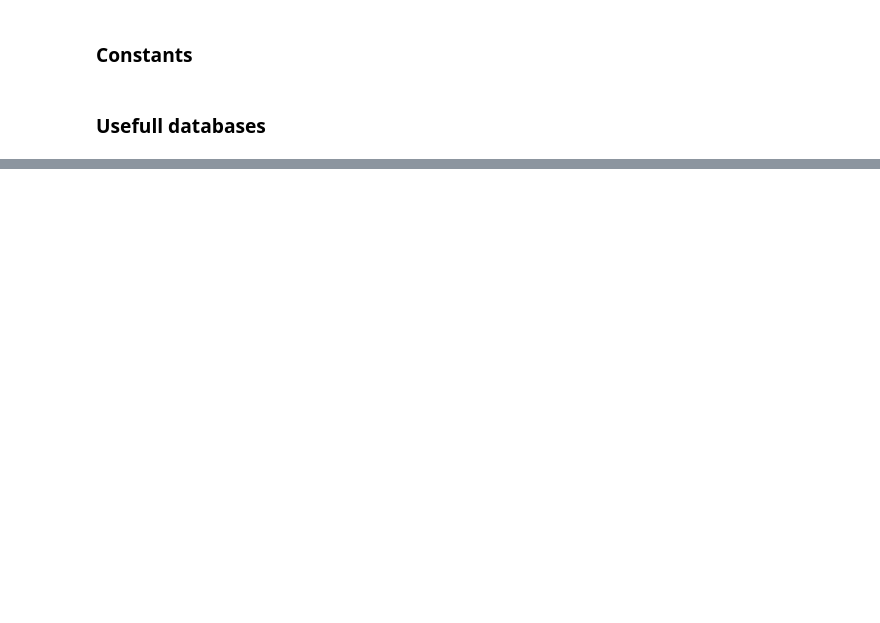
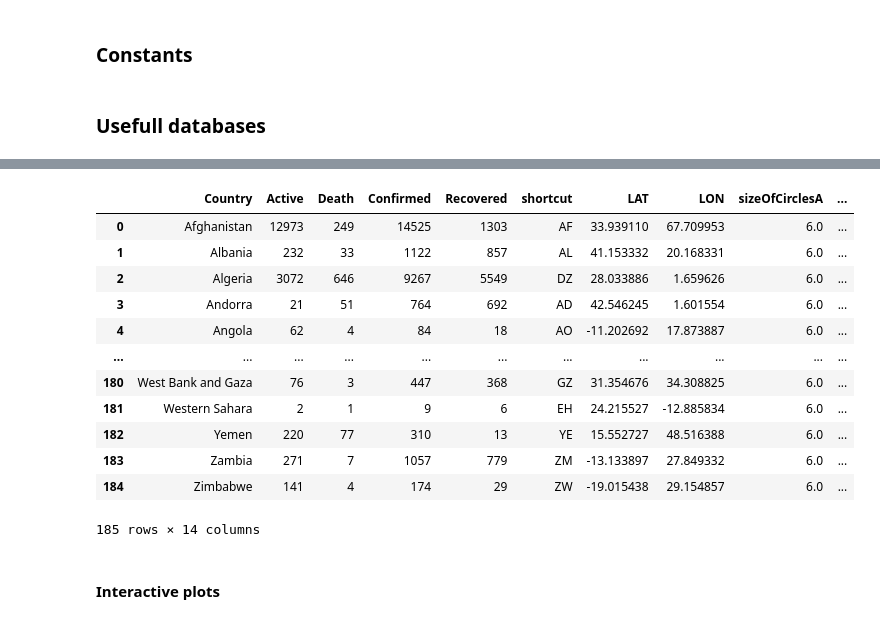
Before and after one commit to rechavar/pyCovid_TechLabsProj, a Jupyter notebook: TechLabs__finalProject.ipynb, the cells around one changed output, grey strips where cells are left out. Saved outputs shown, nothing was run; the diff lists cells and outputs as text; code cells hidden in the pictures; blank space fills up the shorter version.

```diff
--- a/TechLabs__finalProject.ipynb
+++ b/TechLabs__finalProject.ipynb
@@ -36,0 +301,4 @@ data.head(10)
+# %%
+#rename df_countries columns for merge
+all_dataframes['countries'].rename(columns= {'country': 'shortcut', 'name': 'Country'},inplace = True)
+all_dataframes['countries'].head()
@@ -36,0 +312,7 @@ data.head(10)
+# %%
+all_dataframes['map'] = pd.DataFrame()
+all_dataframes['map']['Active'] = all_dataframes['active'].iloc[-1,:]
+all_dataframes['map']['Death'] = all_dataframes['death'].iloc[-1,:]
+all_dataframes['map']['Confirmed'] = all_dataframes['confirmed'].iloc[-1,:]
+all_dataframes['map']['Recovered'] = all_dataframes['recovered'].iloc[-1,:]
+all_dataframes['map'].head()
@@ -36,0 +327,3 @@ data.head(10)
+# %%
+all_dataframes['map'] = pd.merge(all_dataframes['map'],all_dataframes['countries'],on='Country')
+all_dataframes['map']
@@ -36,0 +344,11 @@ data.head(10)
+# %%
+
+#Circles sizes for each country
+all_dataframes['map']['sizeOfCirclesA'] = all_dataframes['map']["Active"]/all_dataframes['map']["Active"].max()*200
+all_dataframes['map'].loc[all_dataframes['map']['sizeOfCirclesA'] < 6, 'sizeOfCirclesA'] = 6
+all_dataframes['map']['sizeOfCirclesD'] = all_dataframes['map']["Death"]/all_dataframes['map']["Active"].max()*200
+all_dataframes['map'].loc[all_dataframes['map']['sizeOfCirclesD'] < 6, 'sizeOfCirclesD'] = 6
+all_dataframes['map']['sizeOfCirclesR'] = all_dataframes['map']["Recovered"]/all_dataframes['map']["Active"].max()*200
+all_dataframes['map'].loc[all_dataframes['map']['sizeOfCirclesR'] < 6, 'sizeOfCirclesR'] = 6
+all_dataframes['map']['sizeOfCirclesC'] = all_dataframes['map']["Confirmed"]/all_dataframes['map']["Active"].max()*200
+all_dataframes['map'].loc[all_dataframes['map']['sizeOfCirclesC'] < 6, 'sizeOfCirclesC'] = 6
@@ -36,0 +481,18 @@ data.head(10)
+# %%
+all_dataframes['map']
+# %% [output]
+|  | Country | Active | Death | Confirmed | Recovered | shortcut | LAT | LON | sizeOfCirclesA | ... |
+| 0 | Afghanistan | 12973 | 249 | 14525 | 1303 | AF | 33.939110 | 67.709953 | 6.0 | ... |
+| 1 | Albania | 232 | 33 | 1122 | 857 | AL | 41.153332 | 20.168331 | 6.0 | ... |
+| 2 | Algeria | 3072 | 646 | 9267 | 5549 | DZ | 28.033886 | 1.659626 | 6.0 | ... |
+| 3 | Andorra | 21 | 51 | 764 | 692 | AD | 42.546245 | 1.601554 | 6.0 | ... |
+| 4 | Angola | 62 | 4 | 84 | 18 | AO | -11.202692 | 17.873887 | 6.0 | ... |
+| ... | ... | ... | ... | ... | ... | ... | ... | ... | ... | ... |
+| 180 | West Bank and Gaza | 76 | 3 | 447 | 368 | GZ | 31.354676 | 34.308825 | 6.0 | ... |
+| 181 | Western Sahara | 2 | 1 | 9 | 6 | EH | 24.215527 | -12.885834 | 6.0 | ... |
+| 182 | Yemen | 220 | 77 | 310 | 13 | YE | 15.552727 | 48.516388 | 6.0 | ... |
+| 183 | Zambia | 271 | 7 | 1057 | 779 | ZM | -13.133897 | 27.849332 | 6.0 | ... |
+| 184 | Zimbabwe | 141 | 4 | 174 | 29 | ZW | -19.015438 | 29.154857 | 6.0 | ... |
+185 rows × 14 columns
+# %% [markdown]
+#### Interactive plots
```
Also changed, not shown: parts of 38 cells of this notebook.
